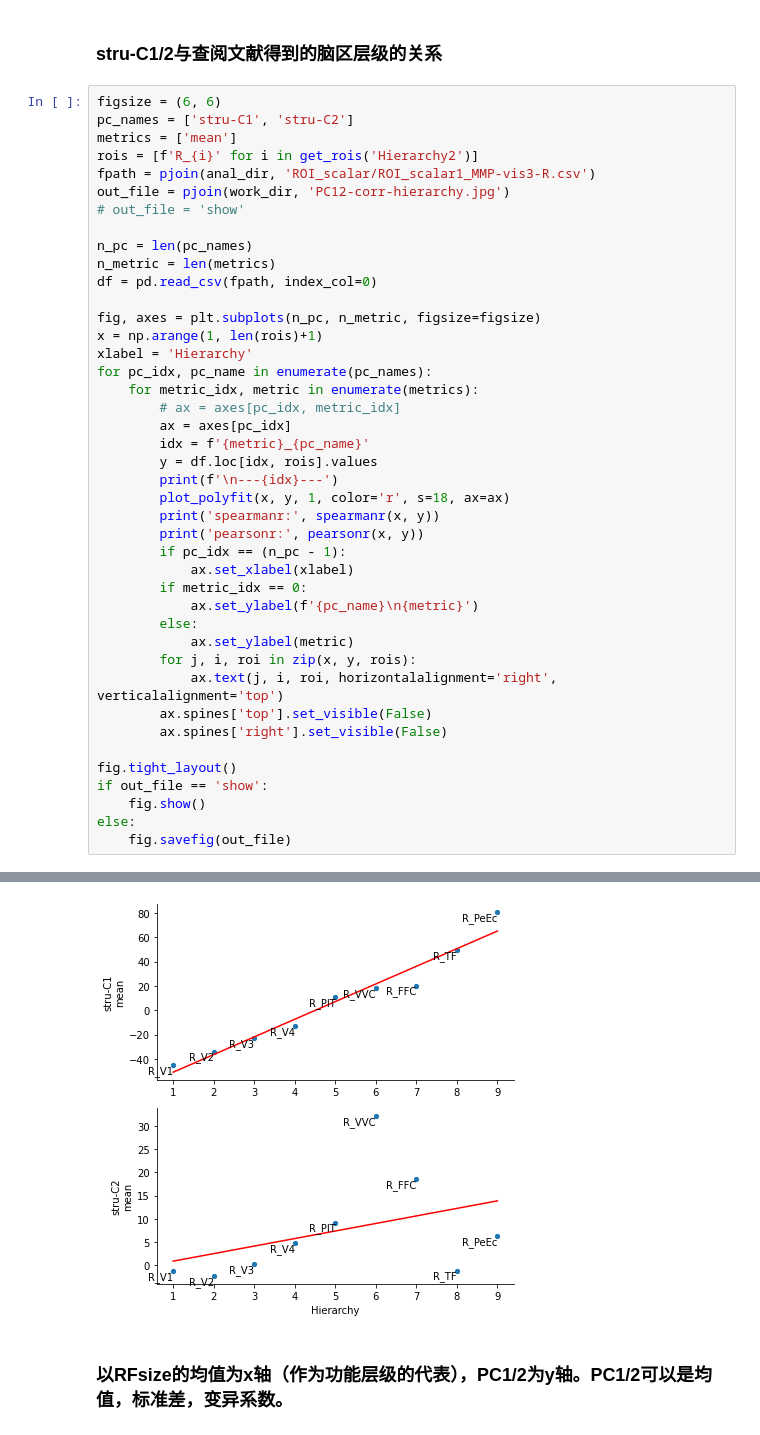
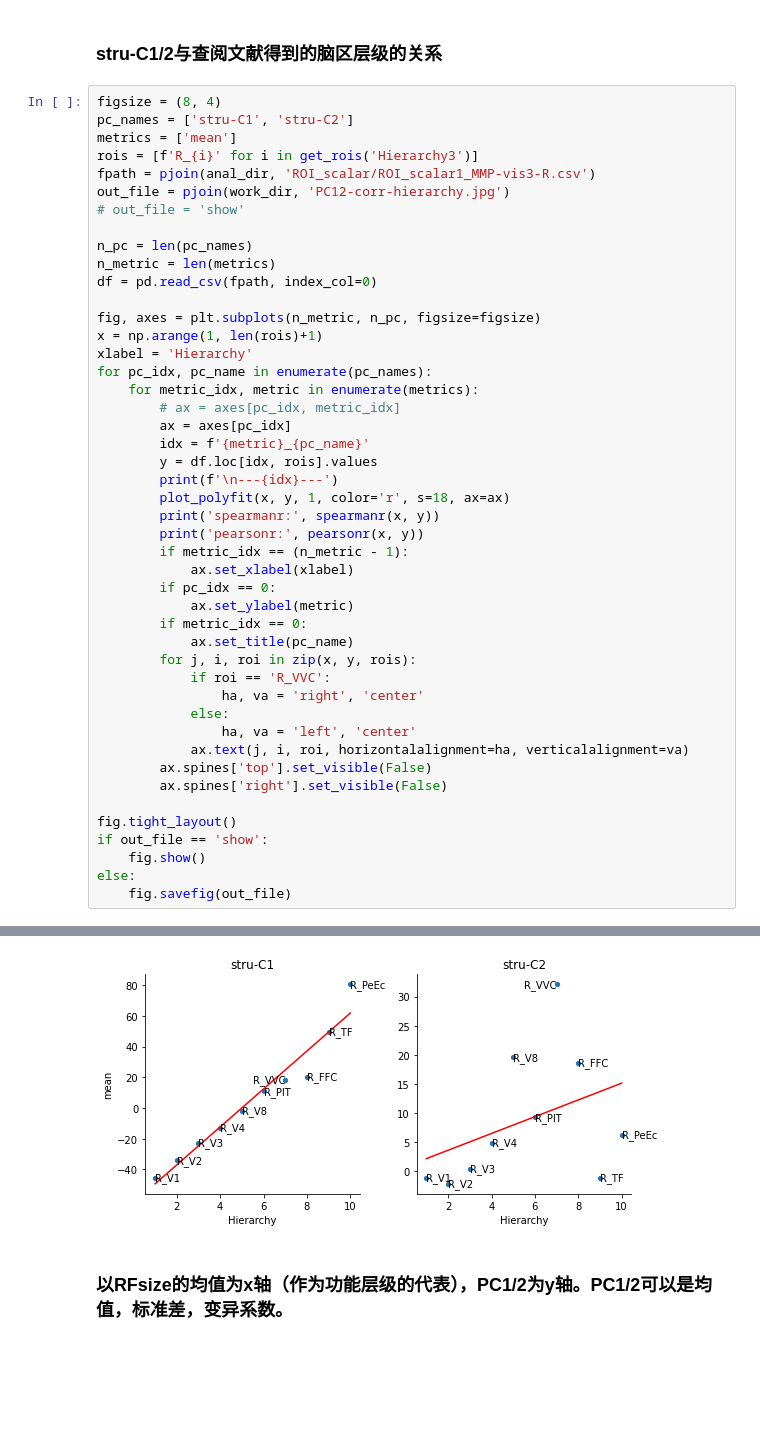
Before and after one commit to BNUCNL/nibrain, a Jupyter notebook: cxy_visual_dev/scripts/plot_scatter.ipynb, the cells around one changed output, grey strips where cells are left out. Saved outputs shown, nothing was run; the diff lists cells and outputs as text; blank space fills up the shorter version.

Commit message:
cxy_visual_dev: PC1/2 corr hierarchy2

```diff
--- a/cxy_visual_dev/scripts/plot_scatter.ipynb
+++ b/cxy_visual_dev/scripts/plot_scatter.ipynb
@@ -28,10 +28,10 @@ if not os.path.isdir(work_dir):
 # %% [markdown]
 ### stru-C1/2与查阅文献得到的脑区层级的关系
 # %%
-figsize = (6, 6)
+figsize = (8, 4)
 pc_names = ['stru-C1', 'stru-C2']
 metrics = ['mean']
-rois = [f'R_{i}' for i in get_rois('Hierarchy2')]
+rois = [f'R_{i}' for i in get_rois('Hierarchy3')]
 fpath = pjoin(anal_dir, 'ROI_scalar/ROI_scalar1_MMP-vis3-R.csv')
 out_file = pjoin(work_dir, 'PC12-corr-hierarchy.jpg')
 # out_file = 'show'
@@ -40,7 +40,7 @@ n_pc = len(pc_names)
 n_metric = len(metrics)
 df = pd.read_csv(fpath, index_col=0)
 
-fig, axes = plt.subplots(n_pc, n_metric, figsize=figsize)
+fig, axes = plt.subplots(n_metric, n_pc, figsize=figsize)
 x = np.arange(1, len(rois)+1)
 xlabel = 'Hierarchy'
 for pc_idx, pc_name in enumerate(pc_names):
@@ -53,14 +53,18 @@ for pc_idx, pc_name in enumerate(pc_names):
         plot_polyfit(x, y, 1, color='r', s=18, ax=ax)
         print('spearmanr:', spearmanr(x, y))
         print('pearsonr:', pearsonr(x, y))
-        if pc_idx == (n_pc - 1):
+        if metric_idx == (n_metric - 1):
             ax.set_xlabel(xlabel)
+        if pc_idx == 0:
+            ax.set_ylabel(metric)
         if metric_idx == 0:
-            ax.set_ylabel(f'{pc_name}\n{metric}')
-        else:
-            ax.set_ylabel(metric)
+            ax.set_title(pc_name)
         for j, i, roi in zip(x, y, rois):
-            ax.text(j, i, roi, horizontalalignment='right', verticalalignment='top')
+            if roi == 'R_VVC':
+                ha, va = 'right', 'center'
+            else:
+                ha, va = 'left', 'center'
+            ax.text(j, i, roi, horizontalalignment=ha, verticalalignment=va)
         ax.spines['top'].set_visible(False)
         ax.spines['right'].set_visible(False)
 
@@ -90,4 +94,4 @@ pearsonr: (0.3891455289301067, 0.3005891833796685)
-[figure, old version]
+[figure, new version]
 # %% [markdown]
 ### 以RFsize的均值为x轴（作为功能层级的代表），PC1/2为y轴。PC1/2可以是均值，标准差，变异系数。
 # %%
```
Also changed, not shown: parts of 1 cell of this notebook, 1 other file.
